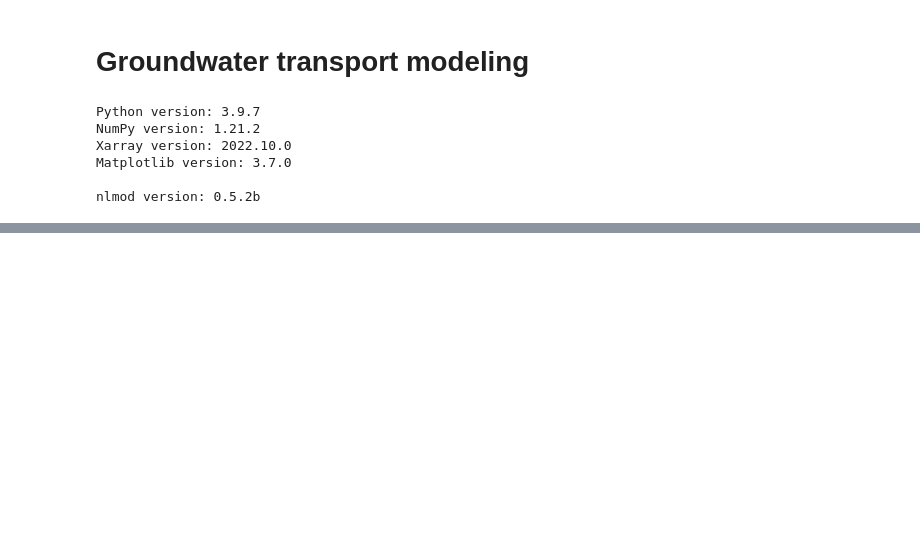
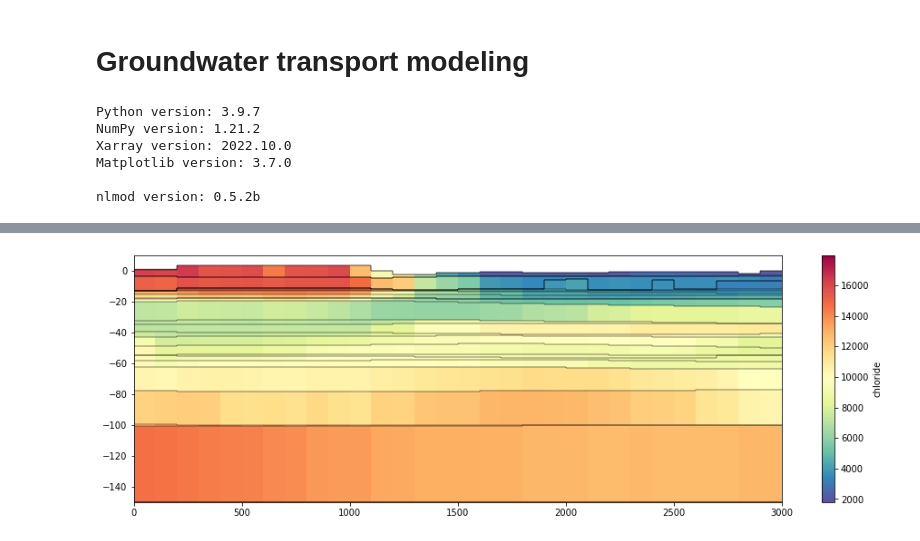
Before and after one commit to gwmod/nlmod, a Jupyter notebook: docs/examples/16_groundwater_transport.ipynb, the cells around one changed output, grey strips where cells are left out. Saved outputs shown, nothing was run; the diff lists cells and outputs as text; code cells hidden in the pictures; blank space fills up the shorter version.

```diff
--- a/docs/examples/16_groundwater_transport.ipynb
+++ b/docs/examples/16_groundwater_transport.ipynb
@@ -248,0 +280,15 @@ writing simulation...
+# %%
+y = (ds.extent[2] + ds.extent[3]) / 2 + 0.1
+line = [(ds.extent[0], y), (ds.extent[1], y)]
+zmin = -150.0
+zmax = 10.0
+
+# plot using nlmod
+fig, ax = plt.subplots(1, 1, figsize=(16, 5))
+dcs = nlmod.plot.DatasetCrossSection(ds, line=line, zmin=zmin, zmax=zmax, ax=ax)
+pc = dcs.plot_array(c.isel(time=0), cmap="Spectral_r")
+dcs.plot_grid(vertical=False, linewidth=0.25)
+cbar = fig.colorbar(pc, ax=ax)
+cbar.set_label("chloride")
+# %% [output]
+[figure, added]
```
Also changed, not shown: parts of 26 cells of this notebook.
